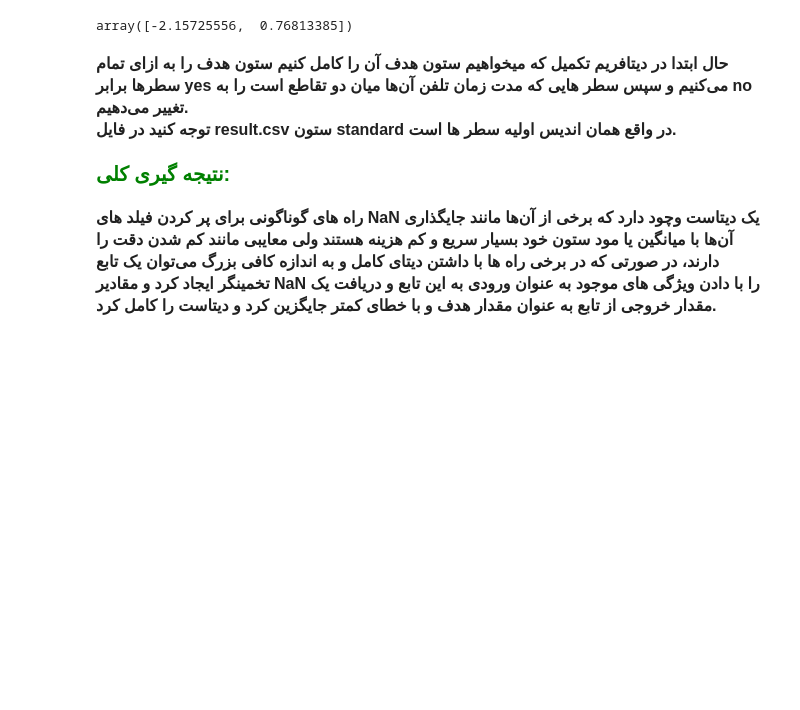
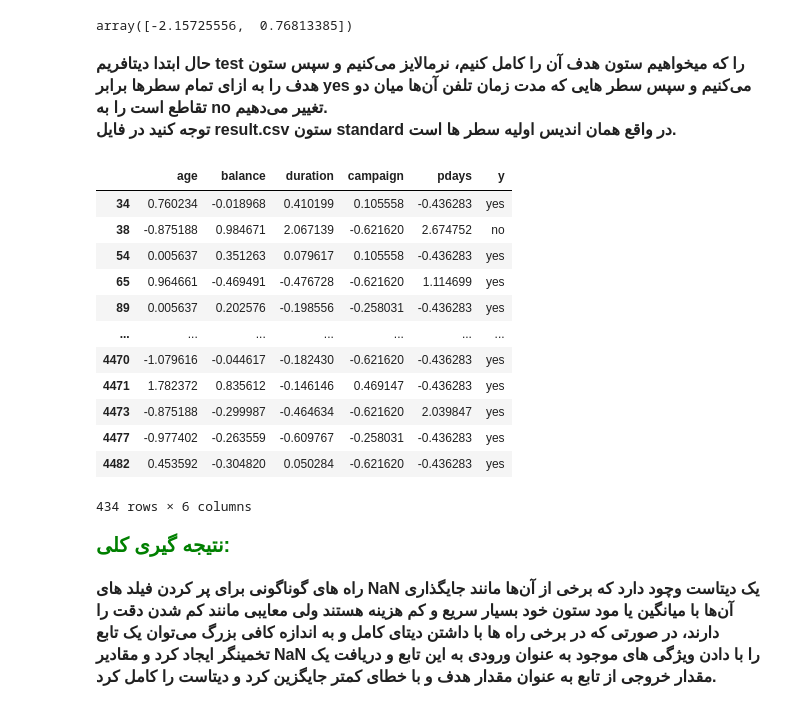
Before and after one commit to Moein-Karami/Artificial_Intelegent, a Jupyter notebook: CA0-Introduction_to_AI/Code.ipynb, the cells around one changed output. Saved outputs shown, nothing was run; the diff lists cells and outputs as text; code cells hidden in the pictures; blank space fills up the shorter version.

```diff
--- a/CA0-Introduction_to_AI/Code.ipynb
+++ b/CA0-Introduction_to_AI/Code.ipynb
@@ -650,10 +662,10 @@ no_mean = df[df_no]['duration'].mean()
 no_std = df[df_no]['duration'].std()
 
 def get_intersection_location(mean1, mean2, std1, std2):
-    a = 1/(2*std1**2) - 1/(2*std2**2)
-    b = mean2/(std2**2) - mean1/(std1**2)
-    c = mean1**2 /(2*std1**2) - mean2**2 / (2*std2**2) - np.log(std2/std1)
-    return np.roots([a,b,c])
+    alpha = 1/(2*std1**2) - 1/(2*std2**2)
+    theta = mean1**2 /(2*std1**2) - mean2**2 / (2*std2**2) - np.log(std2/std1)
+    beta = mean2/(std2**2) - mean1/(std1**2)
+    return np.roots([alpha, beta, theta])
 
 intersections = get_intersection_location(yes_mean, no_mean, yes_std, no_std)
 intersections
@@ -662,7 +674,9 @@ array([-2.15725556,  0.76813385])
 # %% [markdown]
 <div dir = "rtl" style = "font-size: 16px; font-family: Calibri;">
     <b>
-         حال ابتدا در دیتافریم تکمیل که میخواهیم ستون هدف آن را کامل کنیم ستون هدف را به ازای تمام سطرها برابر
+         حال ابتدا دیتافریم
+        test
+        را که میخواهیم ستون هدف آن را کامل کنیم، نرمالایز می‌کنیم و سپس ستون هدف را به ازای تمام سطرها برابر
         yes
         می‌کنیم و سپس سطر هایی که مدت زمان تلفن آن‌ها میان دو تقاطع است را به
         no
@@ -677,8 +691,24 @@ array([-2.15725556,  0.76813385])
 # %%
 nan_df = (nan_df - nan_df.mean())/nan_df.std()
 nan_df['y'] = 'yes'
+
 nan_df.loc[(nan_df['duration'] < intersections[0]) | (nan_df['duration'] > intersections[1]), 'y'] = 'no'
 nan_df.to_csv('result.csv')
+nan_df
+# %% [output]
+|  | age | balance | duration | campaign | pdays | y |
+| 34 | 0.760234 | -0.018968 | 0.410199 | 0.105558 | -0.436283 | yes |
+| 38 | -0.875188 | 0.984671 | 2.067139 | -0.621620 | 2.674752 | no |
+| 54 | 0.005637 | 0.351263 | 0.079617 | 0.105558 | -0.436283 | yes |
+| 65 | 0.964661 | -0.469491 | -0.476728 | -0.621620 | 1.114699 | yes |
+| 89 | 0.005637 | 0.202576 | -0.198556 | -0.258031 | -0.436283 | yes |
+| ... | ... | ... | ... | ... | ... | ... |
+| 4470 | -1.079616 | -0.044617 | -0.182430 | -0.621620 | -0.436283 | yes |
+| 4471 | 1.782372 | 0.835612 | -0.146146 | 0.469147 | -0.436283 | yes |
+| 4473 | -0.875188 | -0.299987 | -0.464634 | -0.621620 | 2.039847 | yes |
+| 4477 | -0.977402 | -0.263559 | -0.609767 | -0.258031 | -0.436283 | yes |
+| 4482 | 0.453592 | -0.304820 | 0.050284 | -0.621620 | -0.436283 | yes |
+434 rows × 6 columns
 # %% [markdown]
 <div dir = "rtl" style = "font-size: 20px; font-family: Calibri; color: green;">
     <b>
```
Also changed, not shown: parts of 5 cells of this notebook, 2 other files.
